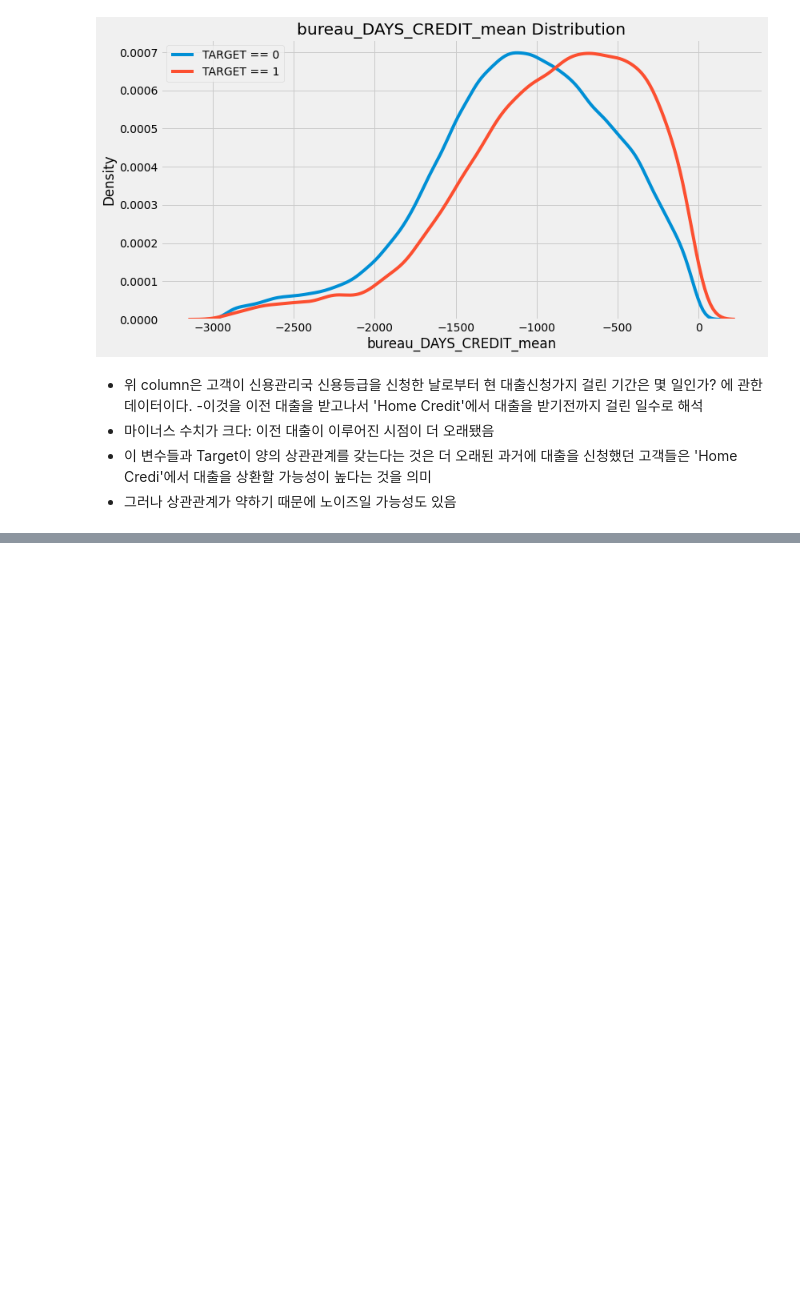
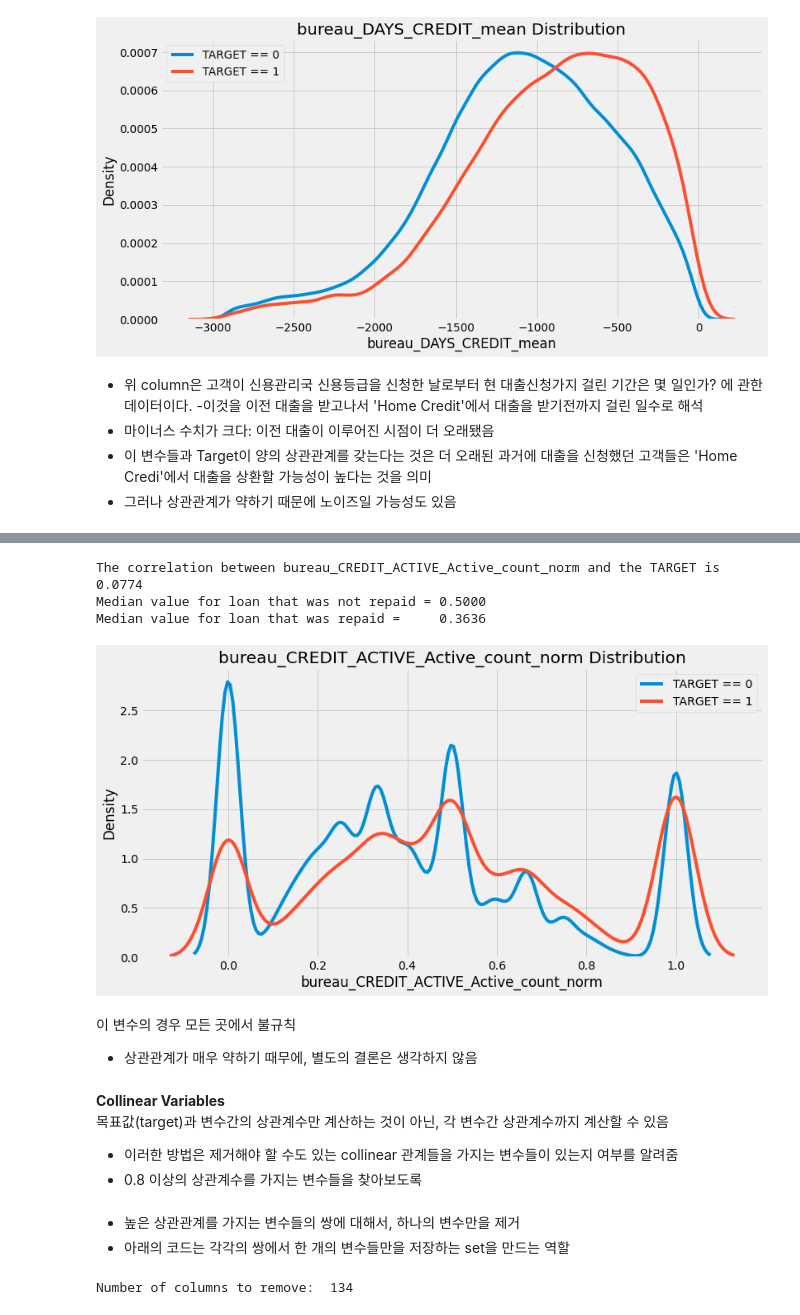
Before and after one commit to seokhee516/kaggle-practice, a Jupyter notebook: Binary classification/Home Credit Default Risk/Introduction to Manual Feature Engineering.ipynb, the cells around one changed output, grey strips where cells are left out. Cells and saved outputs as stored; diff of their text form; code cells hidden in the pictures; blank space fills up the shorter version.

```diff
--- a/Binary classification/Home Credit Default Risk/Introduction to Manual Feature Engineering.ipynb
+++ b/Binary classification/Home Credit Default Risk/Introduction to Manual Feature Engineering.ipynb
@@ -317,0 +973,15 @@ Median value for loan that was repaid =     -1067.0000
+# %%
+kde_target(var_name='bureau_CREDIT_ACTIVE_Active_count_norm', df=train)
+# %% [output]
+The correlation between bureau_CREDIT_ACTIVE_Active_count_norm and the TARGET is 0.0774
+Median value for loan that was not repaid = 0.5000
+Median value for loan that was repaid =     0.3636
+[figure, added]
+# %% [markdown]
+이 변수의 경우 모든 곳에서 불규칙
+- 상관관계가 매우 약하기 때무에, 별도의 결론은 생각하지 않음
+# %% [markdown]
+**Collinear Variables**
+목표값(target)과 변수간의 상관계수만 계산하는 것이 아닌, 각 변수간 상관계수까지 계산할 수 있음
+- 이러한 방법은 제거해야 할 수도 있는 collinear 관계들을 가지는 변수들이 있는지 여부를 알려줌
+- 0.8 이상의 상관계수를 가지는 변수들을 찾아보도록
@@ -317,0 +998,26 @@ Median value for loan that was repaid =     -1067.0000
+# %% [markdown]
+- 높은 상관관계를 가지는 변수들의 쌍에 대해서, 하나의 변수만을 제거
+- 아래의 코드는 각각의 쌍에서 한 개의 변수들만을 저장하는 set을 만드는 역할
+# %%
+# 제거할 column들 및 이미 검사된 column들의 목록을 저장위한 list 생성
+cols_to_remove = []
+cols_seen = []
+cols_to_remove_pair = []
+
+# columns 및 높은 상관관계를 가지는 columns를 따라 반복문 실행
+for key, value in above_threshold_vars.items():
+  # 이미 검사된 column 저장
+  cols_seen.append(key)
+  for x in value:
+    if x == key:
+      next
+    else:
+      # 각 쌍중 하나의 column만을 제거
+      if x not in cols_seen:
+        cols_to_remove.append(x)
+        cols_to_remove_pair.append(key)
+
+cols_to_remove = list(set(cols_to_remove))
+print('Number of columns to remove: ', len(cols_to_remove))
+# %% [output]
+Number of columns to remove:  134
```
Also changed, not shown: parts of 82 cells of this notebook.
